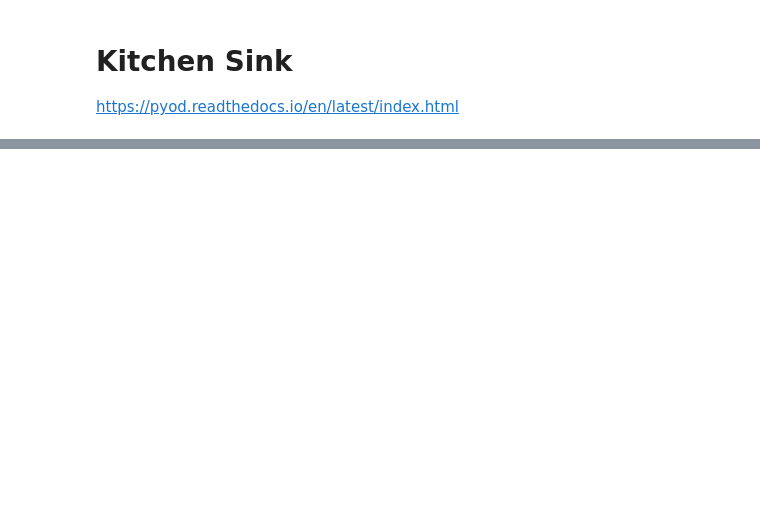
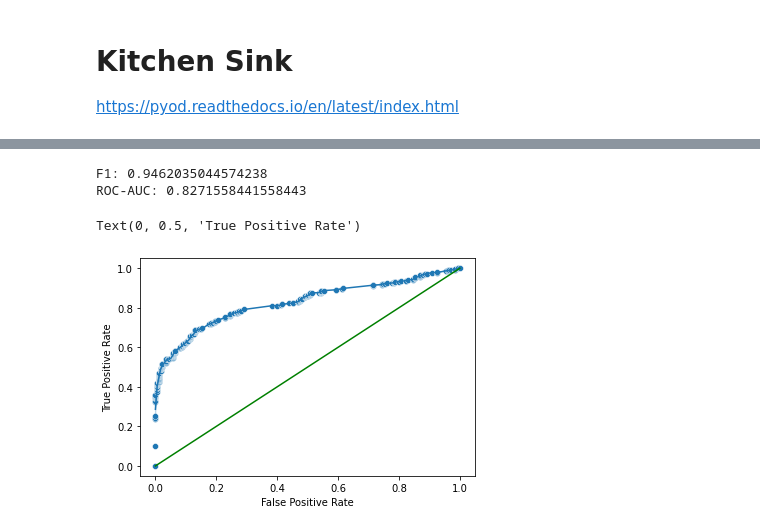
Before and after one commit to ZubairQazi/Anomaly_Detection, a Jupyter notebook: Detection_Testing.ipynb, the cells around one changed output, grey strips where cells are left out. Saved outputs shown, nothing was run; the diff lists cells and outputs as text; code cells hidden in the pictures; blank space fills up the shorter version.

```diff
--- a/Detection_Testing.ipynb
+++ b/Detection_Testing.ipynb
@@ -286,0 +325,21 @@ saved_model.close()
+# %%
+# Only report results for the class specified by pos_label (1)
+
+print('F1:', f1_score(y_test, y_test_pred))
+print('ROC-AUC:', roc_auc_score(y_test, y_test_scores))
+# %% [output]
+F1: 0.9462035044574238
+ROC-AUC: 0.8271558441558443
+# %%
+fpr, tpr, _ = roc_curve(y_test, y_test_scores)
+
+sns.scatterplot(x = fpr, y = tpr)
+sns.lineplot(x = fpr, y = tpr)
+sns.lineplot(x = [0, 1], y = [0, 1], color = 'green')
+plt.xlim(-0.05, 1.05)
+plt.ylim(-0.05, 1.05)
+plt.xlabel("False Positive Rate")
+plt.ylabel("True Positive Rate")
+# %% [output]
+Text(0, 0.5, 'True Positive Rate')
+[figure, added]
```
Also changed, not shown: parts of 15 cells of this notebook.
